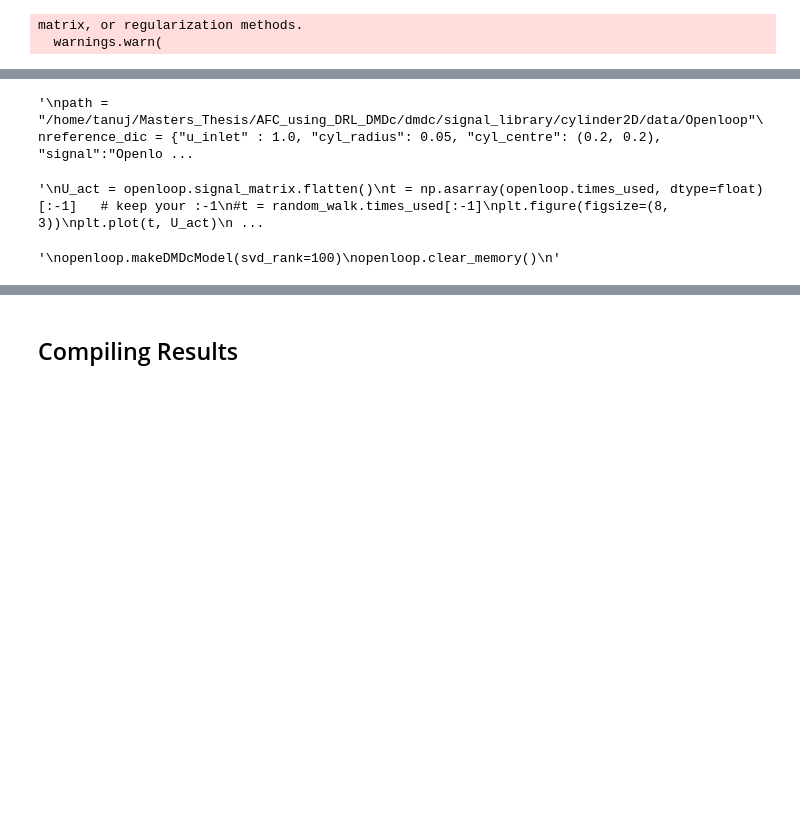
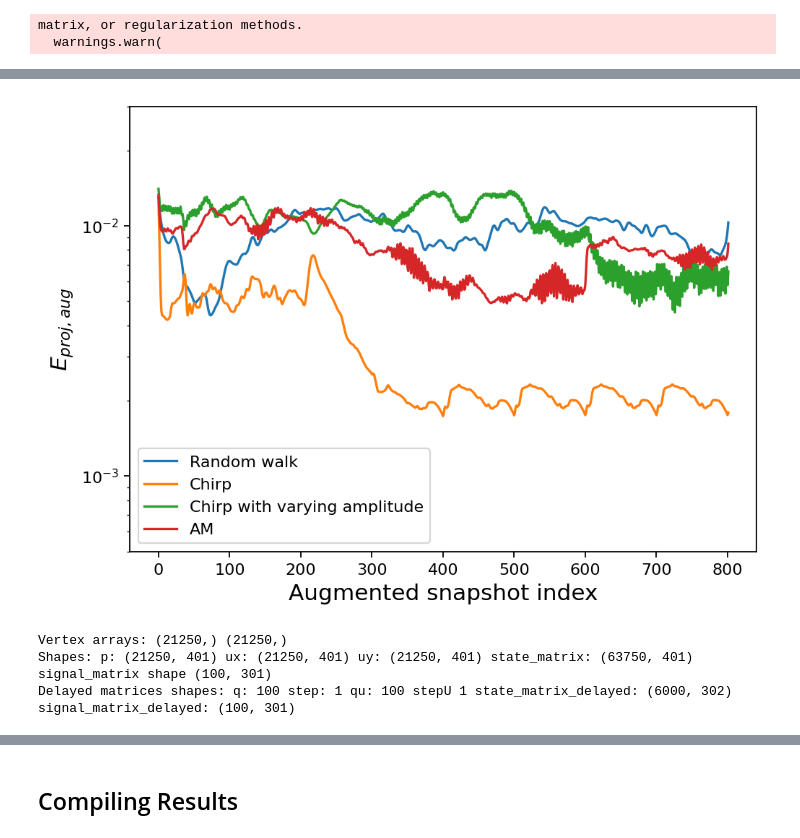
Before and after one commit to tanujravi/AFC_using_DRL_DMDc, a Jupyter notebook: dmdc/evaluation/notebooks/combined_basis.ipynb, the cells around one changed output, grey strips where cells are left out. Drawn from its saved outputs; the diff is of its cells as text; code cells hidden in the pictures; blank space fills up the shorter version.

```diff
--- a/dmdc/evaluation/notebooks/combined_basis.ipynb
+++ b/dmdc/evaluation/notebooks/combined_basis.ipynb
@@ -129,9 +165,11 @@ matrix, or regularization methods.
+# %%
+pro_err_delayed_chirp_varying_amp = compute_projection_error(chirp_varying_amp.state_matrix_delayed, chirp_varying_amp.dmdc["basis"], chirp_varying_amp.dmdc["basis"].shape[1])
 # %% [markdown]
 ## Ampitude Modulated signal
 # %%
 path = "/home/tanuj/Masters_Thesis/AFC_using_DRL_DMDc/dmdc/signal_library/cylinder2D/data/AM"
 reference_dic = {"u_inlet" : 1.0, "cyl_radius": 0.05, "cyl_centre": (0.2, 0.2), "signal":"AM"}
-AM = TimeDelayedDMDc(path, reference_dic, start_time=3, start_time_act = 4.0, dim="2d", q = 100, qu = 100, step = 1, stepU = 1, rank_dr = 100, U_dr = common_Ur)
+AM = TimeDelayedDMDc(path, reference_dic, start_time=3, start_time_act = 4.0, dim="2d", q = 100, qu = 100, step = 1, stepU = 1, rank_dr = 60, U_dr = common_Ur)
 # %% [output]
 Vertex arrays: (21250,) (21250,)
 Shapes: p: (21250, 901) ux: (21250, 901) uy: (21250, 901) state_matrix: (63750, 901)
@@ -160,29 +196,29 @@ matrix, or regularization methods.
-# %%
-"""
-path = "/home/tanuj/Masters_Thesis/AFC_using_DRL_DMDc/dmdc/signal_library/cylinder2D/data/Openloop"
-reference_dic = {"u_inlet" : 1.0, "cyl_radius": 0.05, "cyl_centre": (0.2, 0.2), "signal":"Openloop"}
-openloop = TimeDelayedDMDc(path, reference_dic, start_time=3, start_time_act = 4.0, dim="2d", q = 100, qu = 100, step = 1, stepU = 1, rank_dr = 100)
-"""
-# %% [output]
-'\npath = "/home/tanuj/Masters_Thesis/AFC_using_DRL_DMDc/dmdc/signal_library/cylinder2D/data/Openloop"\nreference_dic = {"u_inlet" : 1.0, "cyl_radius": 0.05, "cyl_centre": (0.2, 0.2), "signal":"Openlo ...
-# %%
-"""
-U_act = openloop.signal_matrix.flatten()
-t = np.asarray(openloop.times_used, dtype=float)[:-1]   # keep your :-1
-#t = random_walk.times_used[:-1]
-plt.figure(figsize=(8, 3))
-plt.plot(t, U_act)
-plt.xlabel("time")
-plt.ylabel(r"$U_{act}$")
-plt.title("Actuation signal - AM")
-plt.show()
-"""
-# %% [output]
-'\nU_act = openloop.signal_matrix.flatten()\nt = np.asarray(openloop.times_used, dtype=float)[:-1]   # keep your :-1\n#t = random_walk.times_used[:-1]\nplt.figure(figsize=(8, 3))\nplt.plot(t, U_act)\n ...
-# %%
-"""
-openloop.makeDMDcModel(svd_rank=100)
-openloop.clear_memory()
-"""
-# %% [output]
-'\nopenloop.makeDMDcModel(svd_rank=100)\nopenloop.clear_memory()\n'
+# %%
+with open("AM_dmdc.pkl", "wb") as f:
+    pickle.dump(AM.dmdc, f)
+# %%
+pro_err_delayed_AM = compute_projection_error(AM.state_matrix_delayed, AM.dmdc["basis"], AM.dmdc["basis"].shape[1])
+# %%
+plt.figure(figsize = (7, 5), dpi = 160)
+li_sigs_proj_err = [pro_err_delayed_random_walk, pro_err_delayed_chirp, pro_err_delayed_chirp_varying_amp, pro_err_delayed_AM]
+labels = ["Random walk", "Chirp", "Chirp with varying amplitude", "AM"]
+for i, li in enumerate(li_sigs_proj_err):
+    plt.plot( li, c=f"C{i}", label=labels[i])
+plt.xlabel(r"Augmented snapshot index", fontsize = 14)
+plt.ylabel(r"$E_{proj, aug}$", fontsize = 14)
+plt.legend()
+plt.yscale("log")
+plt.ylim((5e-4, 3e-2))
+plt.savefig(f"all_proj_augmented.png", bbox_inches="tight")
+plt.show()
+# %% [output]
+[figure, added]
+# %%
+path = "/home/tanuj/Masters_Thesis/AFC_using_DRL_DMDc/dmdc/signal_library/cylinder2D/data/DRL_signal"
+reference_dic = {"u_inlet" : 1.0, "cyl_radius": 0.05, "cyl_centre": (0.2, 0.2), "signal":"DRL_signal"}
+DRL = TimeDelayedDMDc(path, reference_dic, start_time=4, start_time_act = 4.0, dim="2d", q = 100, qu = 100, step = 1, stepU = 1, rank_dr = 60, U_dr = common_Ur)
+# %% [output]
+Vertex arrays: (21250,) (21250,)
+Shapes: p: (21250, 401) ux: (21250, 401) uy: (21250, 401) state_matrix: (63750, 401)
+signal_matrix shape (100, 301)
+Delayed matrices shapes: q: 100 step: 1 qu: 100 stepU 1 state_matrix_delayed: (6000, 302) signal_matrix_delayed: (100, 301)
```
Also changed, not shown: parts of 37 cells of this notebook, 3 other files.
